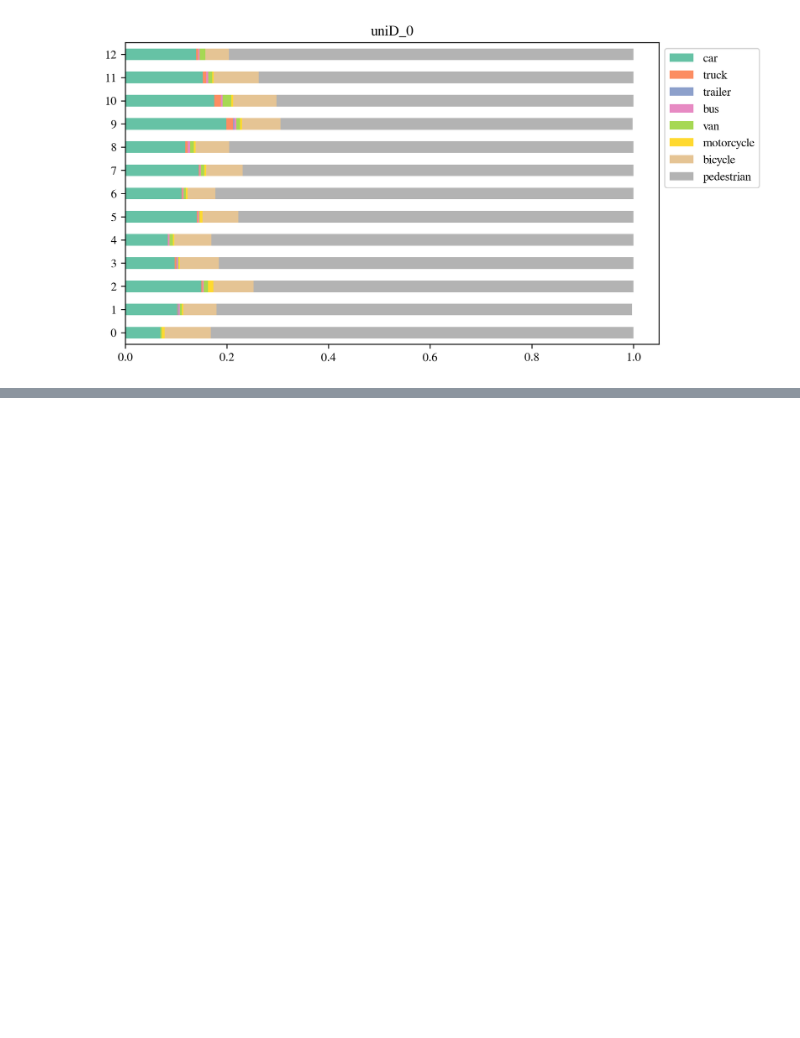
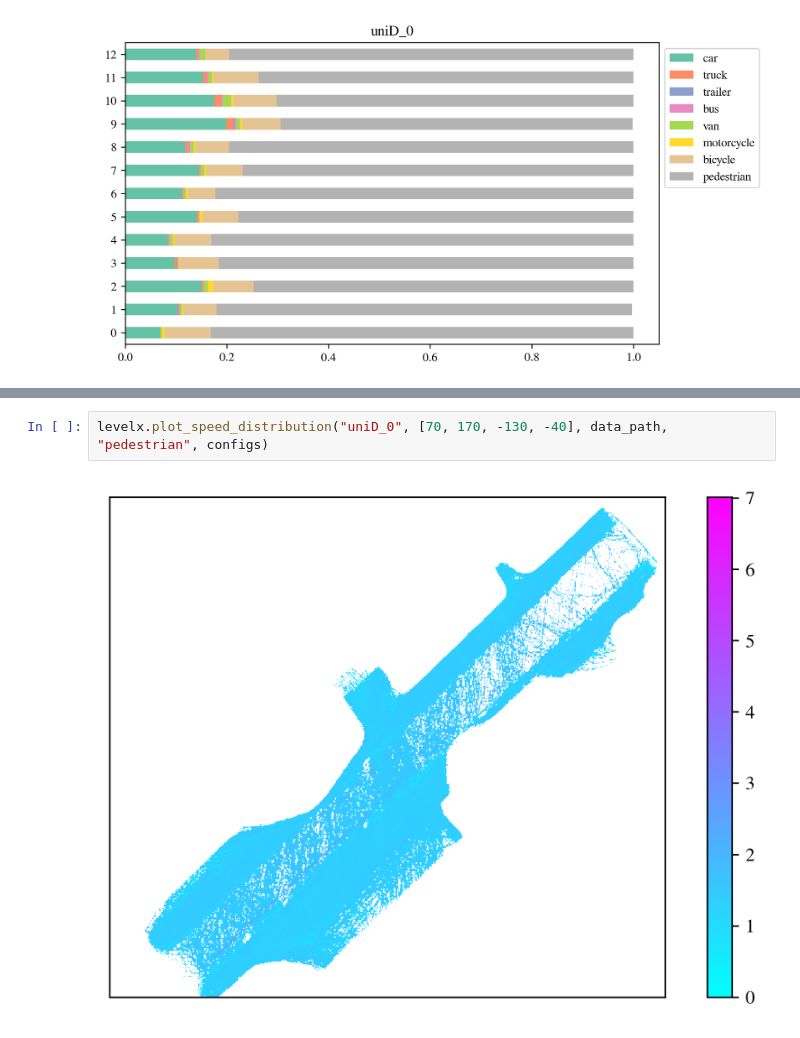
Before and after one commit to SCP-CN-001/trajectory_dataset_support, a Jupyter notebook: trajectory_data_analysis/uniD.ipynb, the cells around one changed output, grey strips where cells are left out. Drawn from its saved outputs; the diff is of its cells as text; blank space fills up the shorter version.

```diff
--- a/trajectory_data_analysis/uniD.ipynb
+++ b/trajectory_data_analysis/uniD.ipynb
@@ -72,0 +76,4 @@ levelx.plot_class_proportion("uniD_0", data_path, trajectory_types, configs)
+# %%
+levelx.plot_speed_distribution("uniD_0", [70, 170, -130, -40], data_path, "pedestrian", configs)
+# %% [output]
+[figure, added]
```
Also changed, not shown: parts of 9 cells of this notebook, 1 other file.
